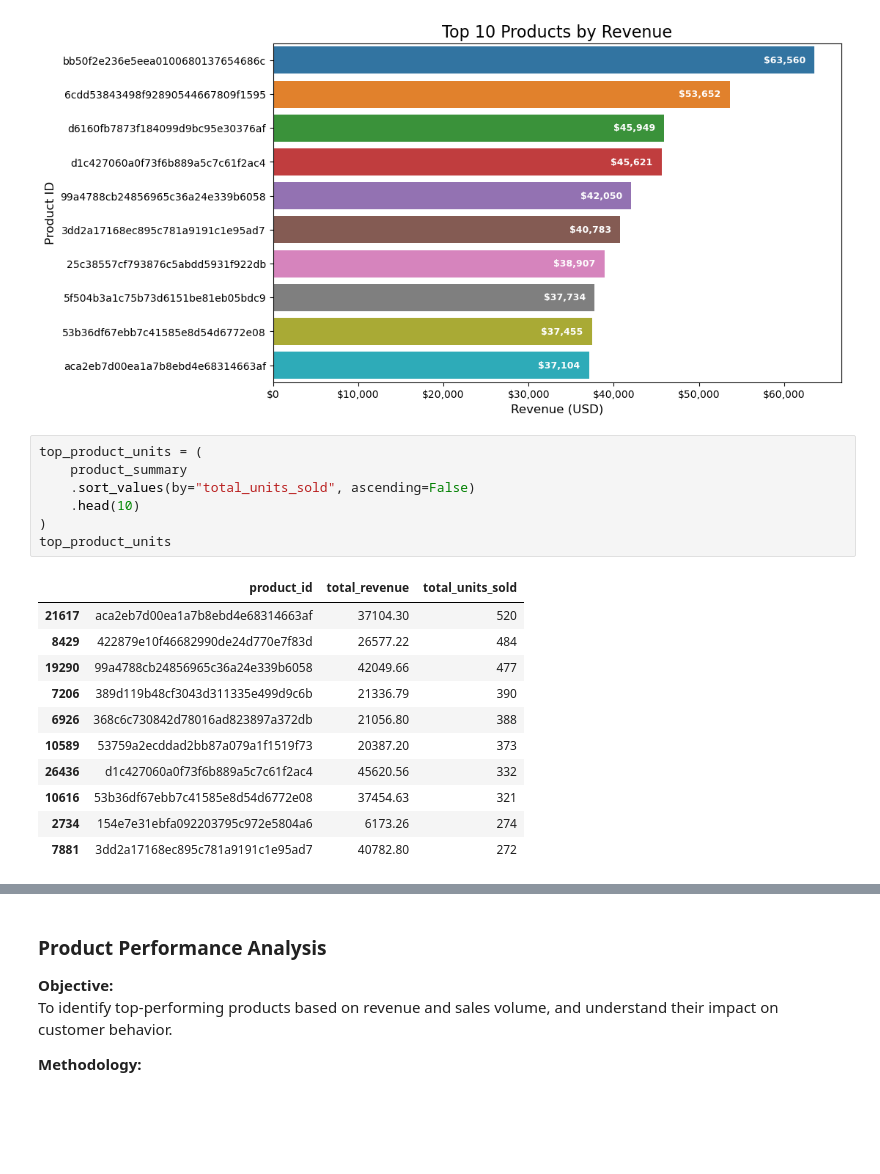
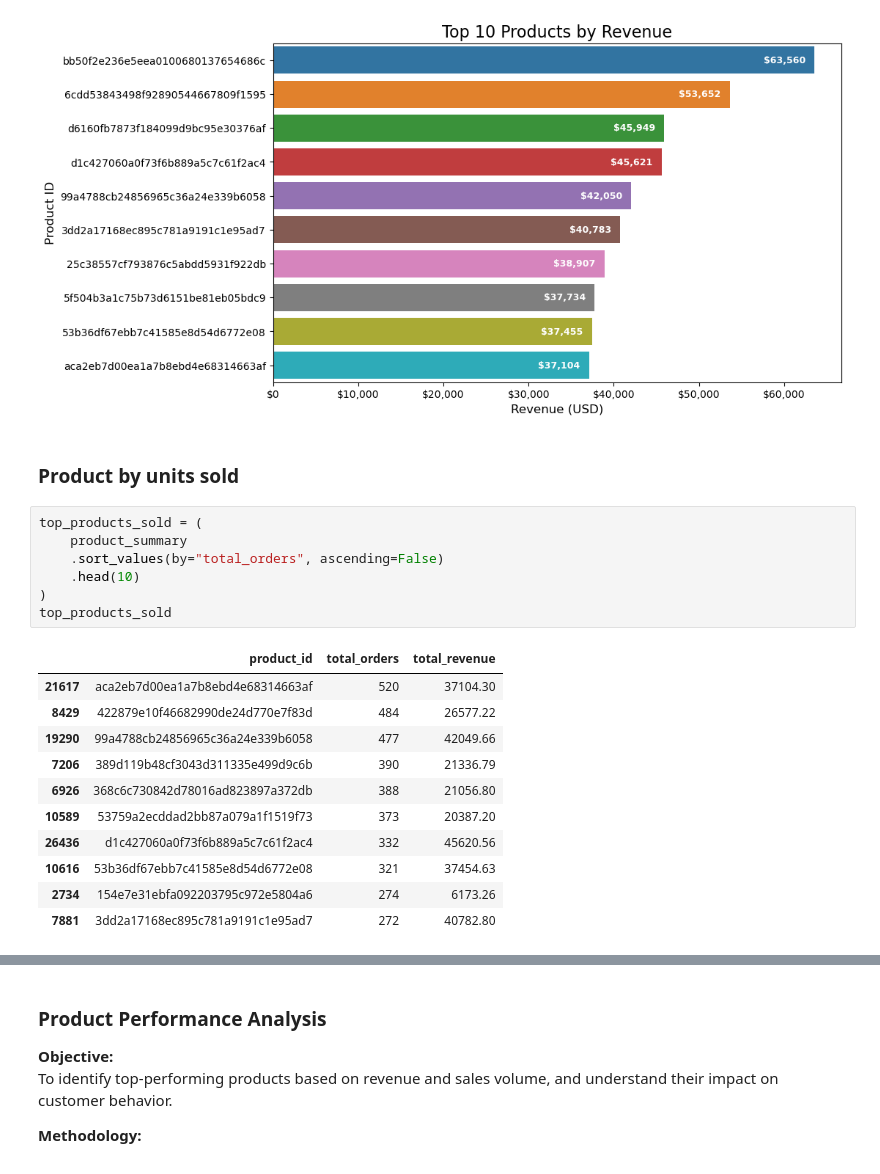
Before and after one commit to abe-temitope/olist-ecommerce-project-SQL-Python-PowerBI, a Jupyter notebook: notebooks/python_analysis.ipynb, the cells around one changed output, grey strips where cells are left out. Cells and saved outputs as stored; diff of their text form; blank space fills up the shorter version.

```diff
--- a/notebooks/python_analysis.ipynb
+++ b/notebooks/python_analysis.ipynb
@@ -643,25 +689,27 @@ ax.set_ylabel("Product ID", fontsize=12)
 plt.show()
 # %% [output]
 [figure]
+# %% [markdown]
+### Product by units sold
 # %%
-top_product_units = (
+top_products_sold = (
     product_summary
-    .sort_values(by="total_units_sold", ascending=False)
+    .sort_values(by="total_orders", ascending=False)
     .head(10)
 )
-top_product_units
+top_products_sold
 # %% [output]
-|  | product_id | total_revenue | total_units_sold |
-| 21617 | aca2eb7d00ea1a7b8ebd4e68314663af | 37104.30 | 520 |
-| 8429 | 422879e10f46682990de24d770e7f83d | 26577.22 | 484 |
-| 19290 | 99a4788cb24856965c36a24e339b6058 | 42049.66 | 477 |
-| 7206 | 389d119b48cf3043d311335e499d9c6b | 21336.79 | 390 |
-| 6926 | 368c6c730842d78016ad823897a372db | 21056.80 | 388 |
-| 10589 | 53759a2ecddad2bb87a079a1f1519f73 | 20387.20 | 373 |
-| 26436 | d1c427060a0f73f6b889a5c7c61f2ac4 | 45620.56 | 332 |
-| 10616 | 53b36df67ebb7c41585e8d54d6772e08 | 37454.63 | 321 |
-| 2734 | 154e7e31ebfa092203795c972e5804a6 | 6173.26 | 274 |
-| 7881 | 3dd2a17168ec895c781a9191c1e95ad7 | 40782.80 | 272 |
+|  | product_id | total_orders | total_revenue |
+| 21617 | aca2eb7d00ea1a7b8ebd4e68314663af | 520 | 37104.30 |
+| 8429 | 422879e10f46682990de24d770e7f83d | 484 | 26577.22 |
+| 19290 | 99a4788cb24856965c36a24e339b6058 | 477 | 42049.66 |
+| 7206 | 389d119b48cf3043d311335e499d9c6b | 390 | 21336.79 |
+| 6926 | 368c6c730842d78016ad823897a372db | 388 | 21056.80 |
+| 10589 | 53759a2ecddad2bb87a079a1f1519f73 | 373 | 20387.20 |
+| 26436 | d1c427060a0f73f6b889a5c7c61f2ac4 | 332 | 45620.56 |
+| 10616 | 53b36df67ebb7c41585e8d54d6772e08 | 321 | 37454.63 |
+| 2734 | 154e7e31ebfa092203795c972e5804a6 | 274 | 6173.26 |
+| 7881 | 3dd2a17168ec895c781a9191c1e95ad7 | 272 | 40782.80 |
 # %%
 fig, ax = plt.subplots(figsize=(10, 6))
 
```
Also changed, not shown: parts of 26 cells of this notebook, 18 other files.
